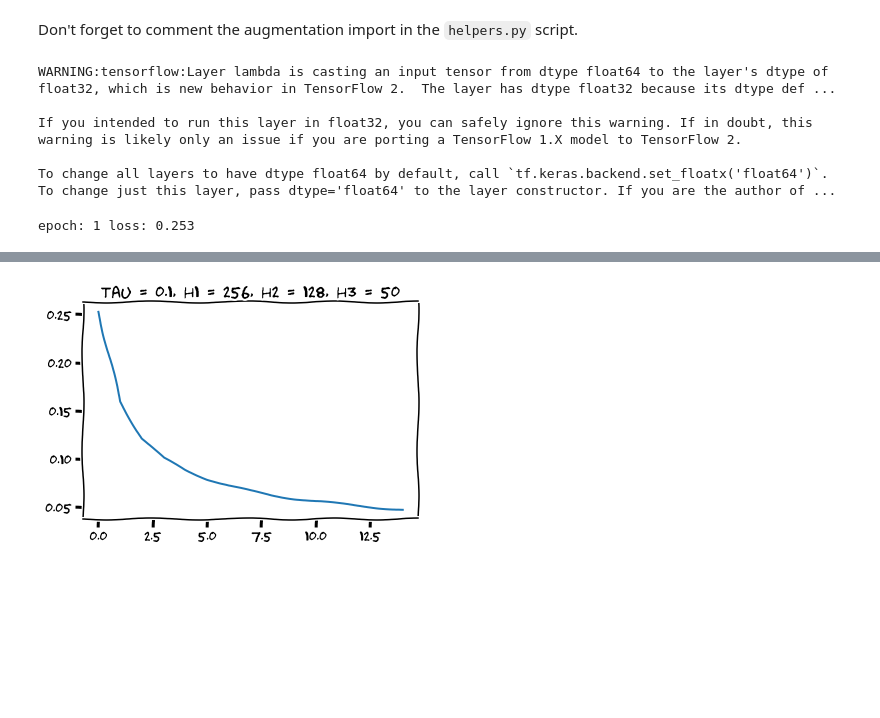
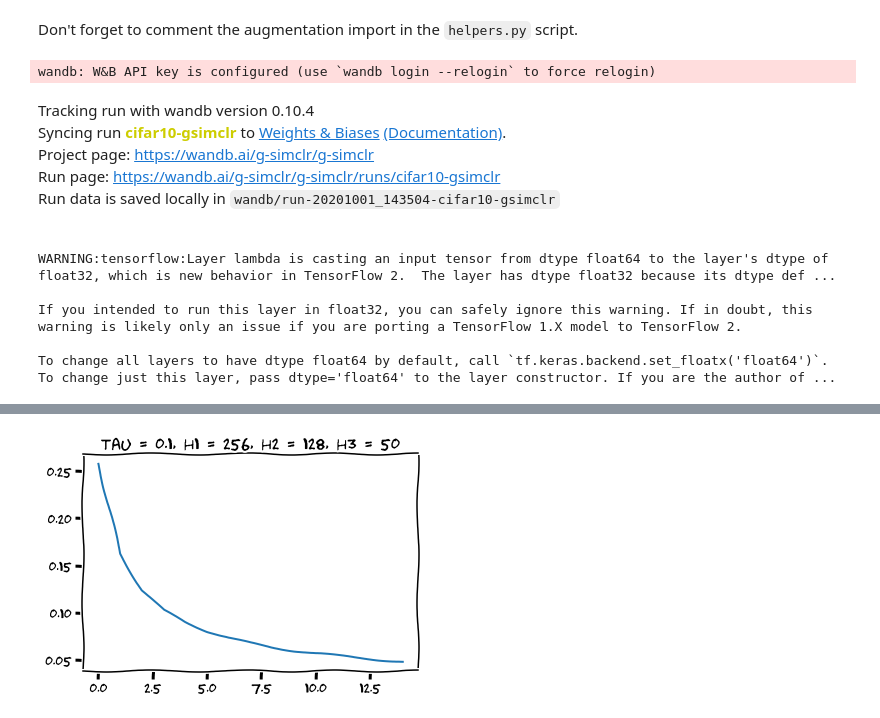
Before and after one commit to ariG23498/G-SimCLR, a Jupyter notebook: CIFAR10/SimCLR_Pseudo_Labels/SimCLR_Pseudo_Labels_Training.ipynb, the cells around one changed output, grey strips where cells are left out. Cells and saved outputs as stored; diff of their text form; code cells hidden in the pictures; blank space fills up the shorter version.

Commit message:
Added wandb

```diff
--- a/CIFAR10/SimCLR_Pseudo_Labels/SimCLR_Pseudo_Labels_Training.ipynb
+++ b/CIFAR10/SimCLR_Pseudo_Labels/SimCLR_Pseudo_Labels_Training.ipynb
@@ -371,6 +387,7 @@ def train_simclr(model, dataset, optimizer, criterion,
             step_wise_loss.append(loss)
 
         epoch_wise_loss.append(np.mean(step_wise_loss))
+        wandb.log({"nt_xentloss": np.mean(step_wise_loss)})
 
         if epoch % 10 == 0:
             print("epoch: {} loss: {:.3f}".format(epoch + 1, np.mean(step_wise_loss)))
@@ -378,7 +395,10 @@ def train_simclr(model, dataset, optimizer, criterion,
     return epoch_wise_loss, model
 # %%
 criterion = tf.keras.losses.SparseCategoricalCrossentropy(from_logits=True,
-                                                          reduction=tf.keras.losses.Reduction.SUM)
+    reduction=tf.keras.losses.Reduction.SUM)
+
+# Initialize wandb
+wandb.init(entity="g-simclr", project="g-simclr", id="cifar10-gsimclr")
 
 # Train SimCLR with SGD with CosineDecay restarts
 first_decay_steps = 1000
@@ -399,9 +419,14 @@ with plt.xkcd():
     plt.title("tau = 0.1, h1 = 256, h2 = 128, h3 = 50")
     plt.show()
 # %% [output]
-WARNING:tensorflow:Layer lambda is casting an input tensor from dtype float64 to the layer's dtype of float32, which is new behavior in TensorFlow 2.  The layer has dtype float32 because its dtype def ...
-
-If you intended to run this layer in float32, you can safely ignore this warning. If in doubt, this warning is likely only an issue if you are porting a TensorFlow 1.X model to TensorFlow 2.
-
-To change all layers to have dtype float64 by default, call `tf.keras.backend.set_floatx('float64')`. To change just this layer, pass dtype='float64' to the layer constructor. If you are the author of ...
+wandb: W&B API key is configured (use `wandb login --relogin` to force relogin)
+Tracking run with wandb version 0.10.4
+Syncing run cifar10-gsimclr to Weights & Biases (Documentation).
+Project page: https://wandb.ai/g-simclr/g-simclr
+Run page: https://wandb.ai/g-simclr/g-simclr/runs/cifar10-gsimclr
+Run data is saved locally in wandb/run-20201001_143504-cifar10-gsimclr
-epoch: 1 loss: 0.253
+WARNING:tensorflow:Layer lambda is casting an input tensor from dtype float64 to the layer's dtype of float32, which is new behavior in TensorFlow 2.  The layer has dtype float32 because its dtype def ...
+
+If you intended to run this layer in float32, you can safely ignore this warning. If in doubt, this warning is likely only an issue if you are porting a TensorFlow 1.X model to TensorFlow 2.
+
+To change all layers to have dtype float64 by default, call `tf.keras.backend.set_floatx('float64')`. To change just this layer, pass dtype='float64' to the layer constructor. If you are the author of ...
@@ -409 +435 @@ epoch: 11 loss: 0.056
-[figure, old version]
+[figure, new version]
```
Also changed, not shown: parts of 8 cells of this notebook.
